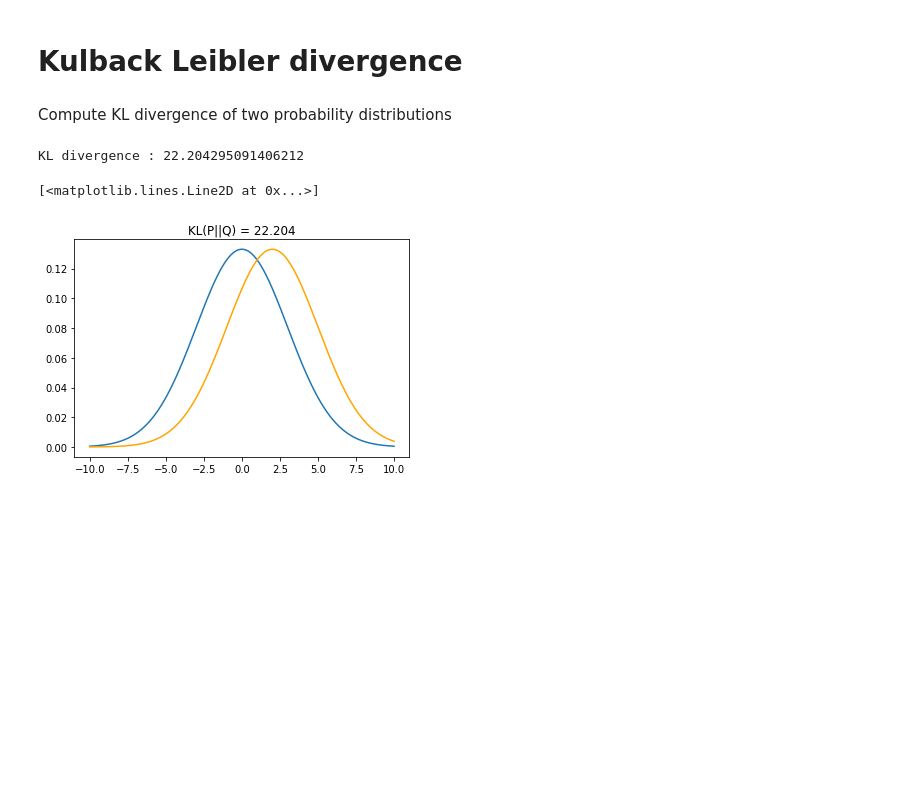
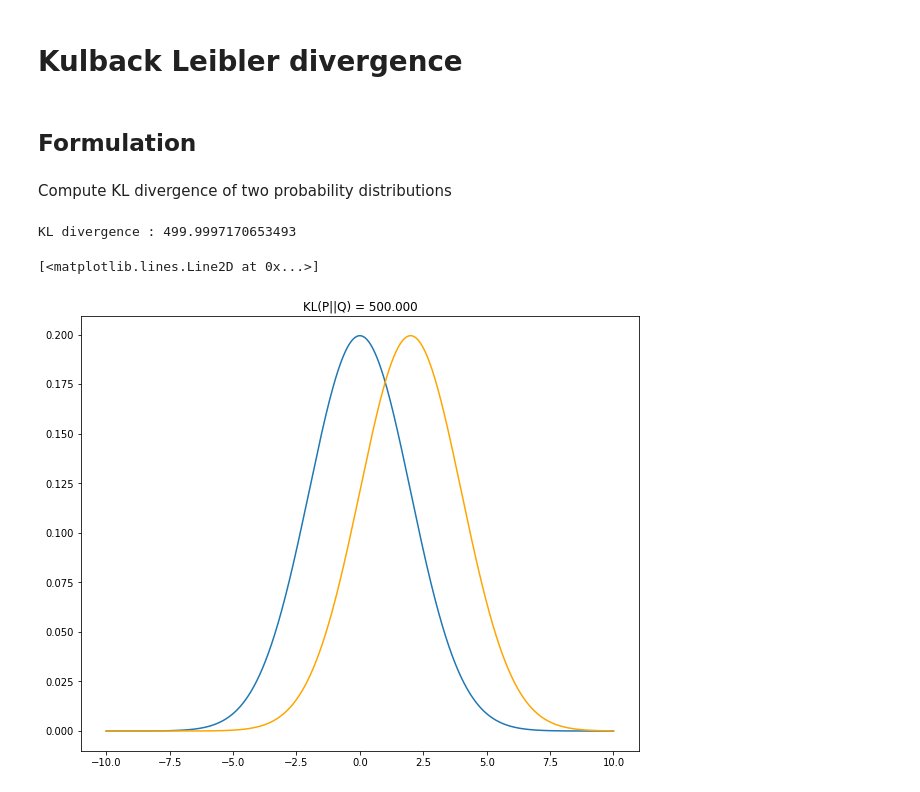
Before and after one commit to Venkat-Rajgopal/Blog-post-codes, a Jupyter notebook: Kulback-Leibler-divergence/KL-divergence.ipynb, the cells around one changed output. Drawn from its saved outputs; the diff is of its cells as text; code cells hidden in the pictures; blank space fills up the shorter version.

```diff
--- a/Kulback-Leibler-divergence/KL-divergence.ipynb
+++ b/Kulback-Leibler-divergence/KL-divergence.ipynb
@@ -1,5 +1,7 @@
 # %% [markdown]
 # Kulback Leibler divergence
+# %% [markdown]
+## Formulation
 # %%
 import numpy as np
 from scipy.stats import norm
@@ -14,16 +16,16 @@ def kl_divergence(p, q):
 # %%
 # plot kl divergence between two distributions
 
-x = np.arange(-10, 10, 0.01)
-p = norm.pdf(x, 0, 3)
-q = norm.pdf(x, 2, 3)
+x = np.arange(-10, 10, 0.001)
+p = norm.pdf(x, 0, 2)
+q = norm.pdf(x, 2, 2)
 
 print('KL divergence :', kl_divergence(p, q))
 
 plt.title('KL(P||Q) = %1.3f' % kl_divergence(p, q))
 plt.plot(x, p)
 plt.plot(x, q, c='orange')
 # %% [output]
-KL divergence : 22.204295091406212
+KL divergence : 499.9997170653493
 [<matplotlib.lines.Line2D at 0x...>]
-[figure, old version]
+[figure, new version]
```
Also changed, not shown: parts of 7 cells of this notebook.
